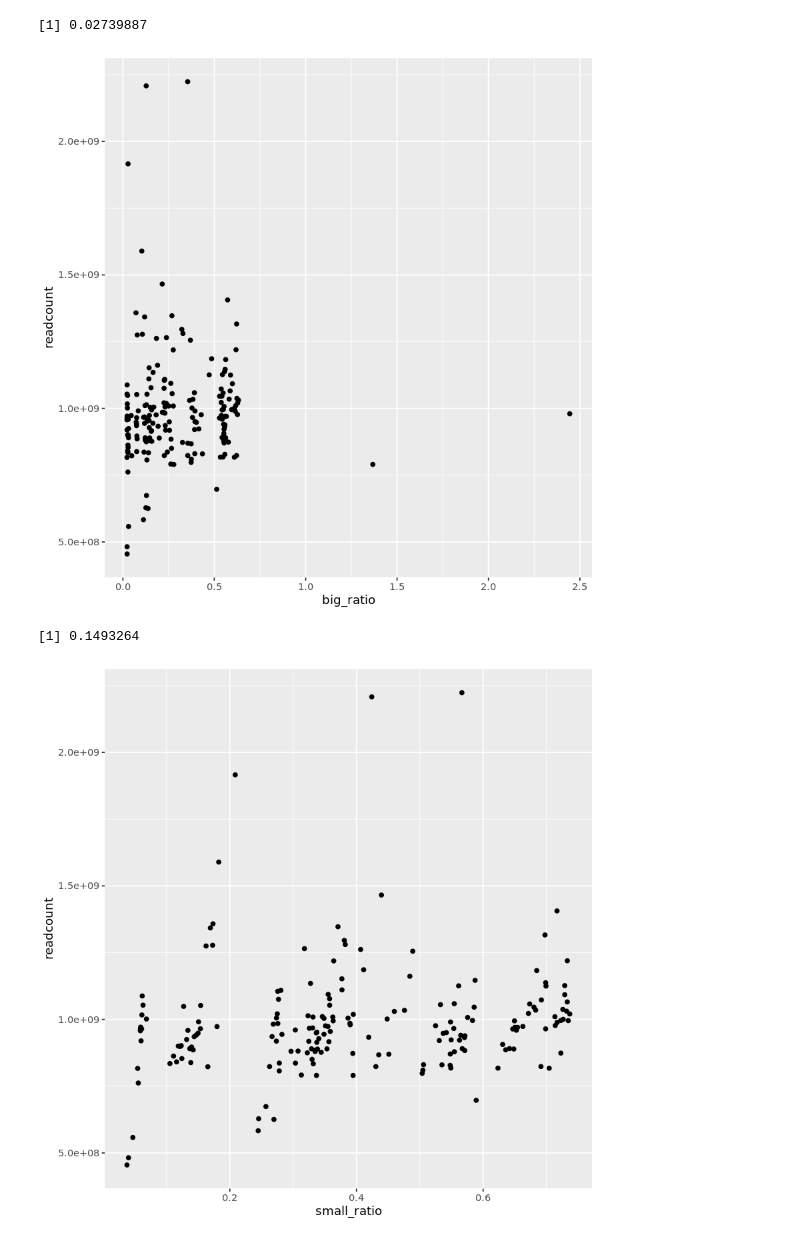
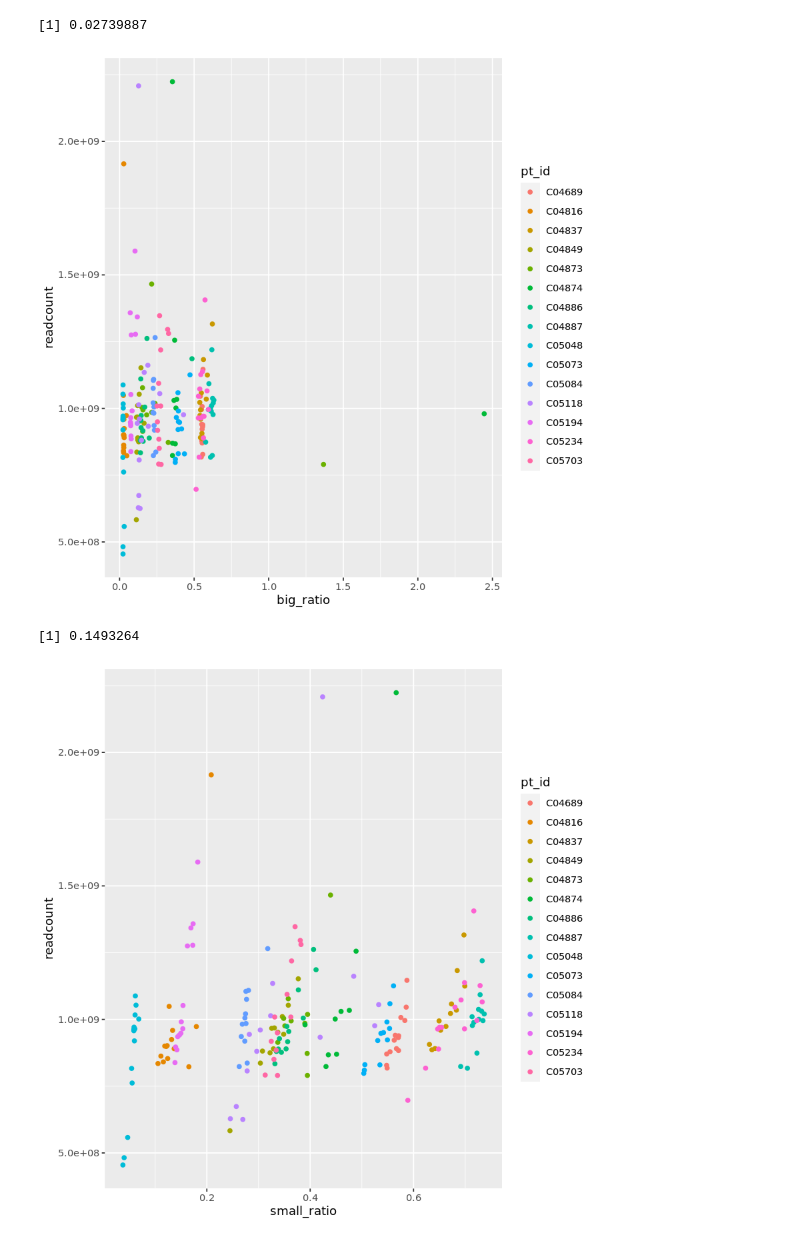
Before and after one commit to carmenoroperv/thesis_project, a Jupyter notebook: scripts_plotting/Plot_cfDNA_counts.ipynb, the cells around one changed output. Saved outputs shown, nothing was run; the diff lists cells and outputs as text; code cells hidden in the pictures.

```diff
--- a/scripts_plotting/Plot_cfDNA_counts.ipynb
+++ b/scripts_plotting/Plot_cfDNA_counts.ipynb
@@ -70,15 +79,15 @@ cor(ratios_and_counts$big_ratio, ratios_and_counts$readcount)
 [1] 0.02739887
 # %%
 ggplot(data = ratios_and_counts)+
-    geom_point(aes(x = big_ratio, y = readcount))
+    geom_point(aes(x = big_ratio, y = readcount, color = pt_id))
 # %% [output]
-[figure, old version]
+[figure, new version]
 # %%
 cor(ratios_and_counts$small_ratio, ratios_and_counts$readcount)
 # %% [output]
 [1] 0.1493264
 # %%
 ggplot(data = ratios_and_counts)+
-    geom_point(aes(x = small_ratio, y = readcount))
+    geom_point(aes(x = small_ratio, y = readcount, color = pt_id))
 # %% [output]
-[figure, old version]
+[figure, new version]
```
Also changed, not shown: parts of 4 cells of this notebook, 22 other files.
